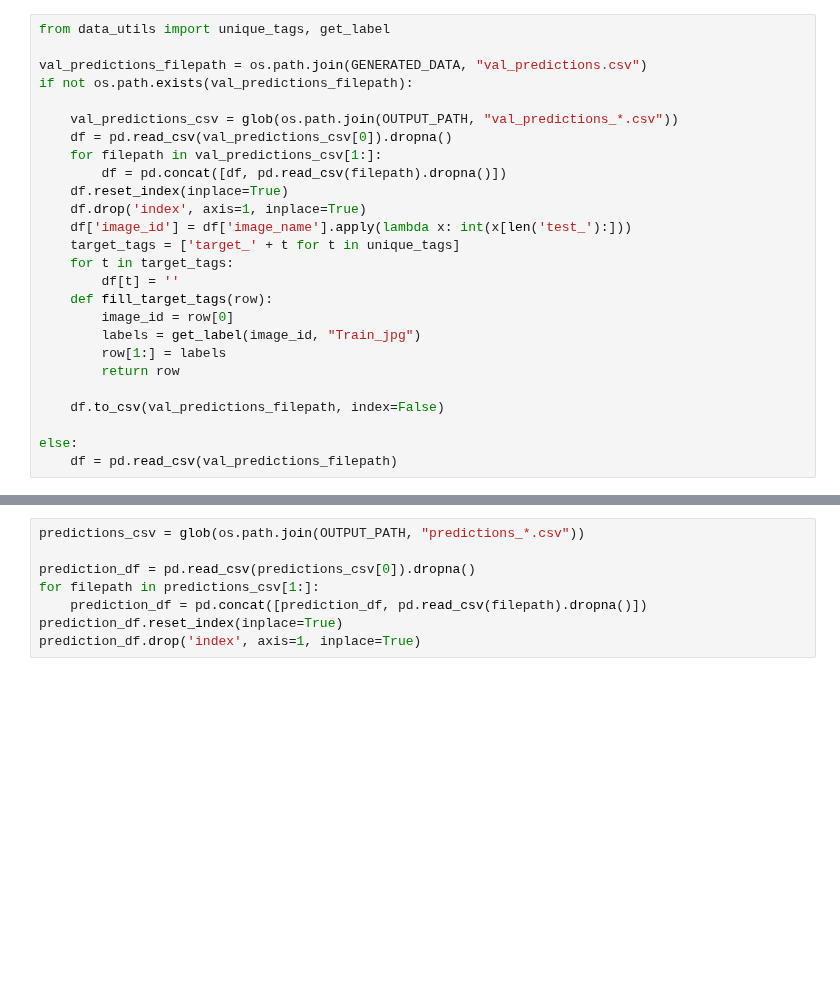
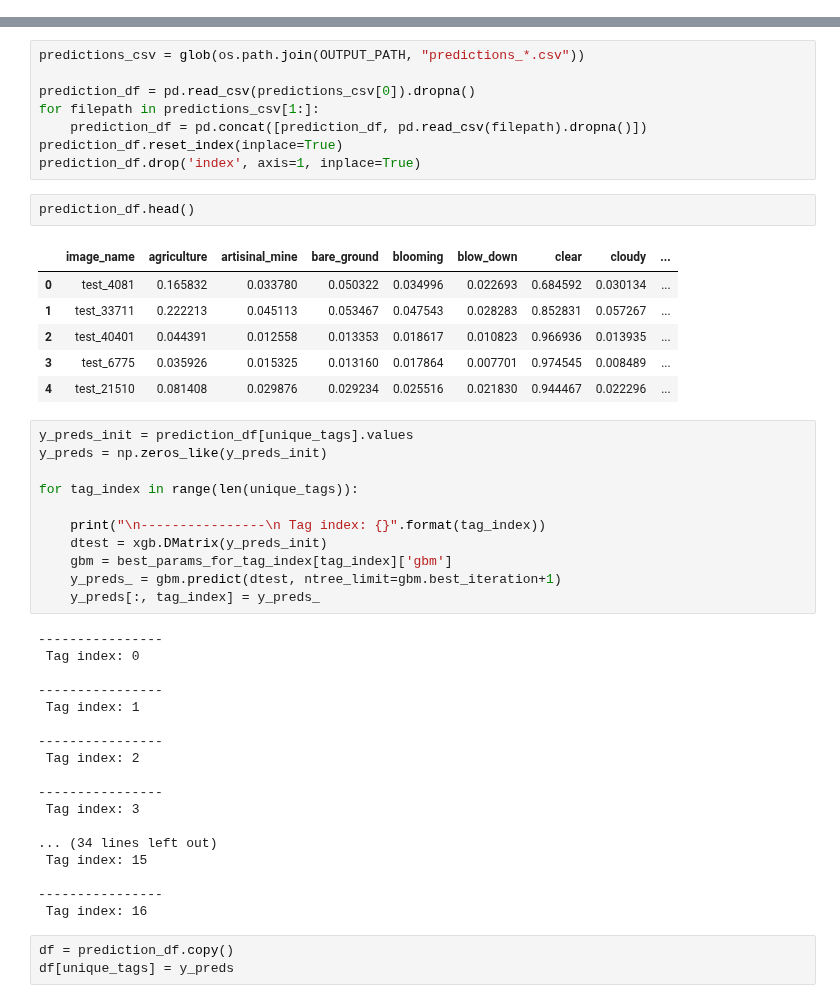
Before and after one commit to vfdev-5/planet_amazon_rainforest, a Jupyter notebook: notebooks/predictions_blender.ipynb, the cells around one changed output, grey strips where cells are left out. Saved outputs shown, nothing was run; the diff lists cells and outputs as text; blank space fills up the shorter version.

```diff
--- a/notebooks/predictions_blender.ipynb
+++ b/notebooks/predictions_blender.ipynb
@@ -99,29 +222,3 @@ create_submission(mean_predictions_df, info="squeezenet21_mean_5_folds", thresho
 # %% [markdown]
 ## Train xgboost trees to make better predictions
-# %%
-from data_utils import unique_tags, get_label
-
-val_predictions_filepath = os.path.join(GENERATED_DATA, "val_predictions.csv")
-if not os.path.exists(val_predictions_filepath):
-
-    val_predictions_csv = glob(os.path.join(OUTPUT_PATH, "val_predictions_*.csv"))
-    df = pd.read_csv(val_predictions_csv[0]).dropna()
-    for filepath in val_predictions_csv[1:]:
-        df = pd.concat([df, pd.read_csv(filepath).dropna()])
-    df.reset_index(inplace=True)
-    df.drop('index', axis=1, inplace=True)
-    df['image_id'] = df['image_name'].apply(lambda x: int(x[len('test_'):]))
-    target_tags = ['target_' + t for t in unique_tags]
-    for t in target_tags:
-        df[t] = ''
-    def fill_target_tags(row):
-        image_id = row[0]
-        labels = get_label(image_id, "Train_jpg")
-        row[1:] = labels
-        return row
-
-    df.to_csv(val_predictions_filepath, index=False)
-
-else:
-    df = pd.read_csv(val_predictions_filepath)
 # %%
@@ -583,3 +748,44 @@ for filepath in predictions_csv[1:]:
     prediction_df = pd.concat([prediction_df, pd.read_csv(filepath).dropna()])
 prediction_df.reset_index(inplace=True)
 prediction_df.drop('index', axis=1, inplace=True)
+# %%
+prediction_df.head()
+# %% [output]
+|  | image_name | agriculture | artisinal_mine | bare_ground | blooming | blow_down | clear | cloudy | ... |
+| 0 | test_4081 | 0.165832 | 0.033780 | 0.050322 | 0.034996 | 0.022693 | 0.684592 | 0.030134 | ... |
+| 1 | test_33711 | 0.222213 | 0.045113 | 0.053467 | 0.047543 | 0.028283 | 0.852831 | 0.057267 | ... |
+| 2 | test_40401 | 0.044391 | 0.012558 | 0.013353 | 0.018617 | 0.010823 | 0.966936 | 0.013935 | ... |
+| 3 | test_6775 | 0.035926 | 0.015325 | 0.013160 | 0.017864 | 0.007701 | 0.974545 | 0.008489 | ... |
+| 4 | test_21510 | 0.081408 | 0.029876 | 0.029234 | 0.025516 | 0.021830 | 0.944467 | 0.022296 | ... |
+# %%
+y_preds_init = prediction_df[unique_tags].values
+y_preds = np.zeros_like(y_preds_init)
+
+for tag_index in range(len(unique_tags)):
+
+    print("\n----------------\n Tag index: {}".format(tag_index))
+    dtest = xgb.DMatrix(y_preds_init)
+    gbm = best_params_for_tag_index[tag_index]['gbm']
+    y_preds_ = gbm.predict(dtest, ntree_limit=gbm.best_iteration+1)
+    y_preds[:, tag_index] = y_preds_
+# %% [output]
+----------------
+ Tag index: 0
+
+----------------
+ Tag index: 1
+
+----------------
+ Tag index: 2
+
+----------------
+ Tag index: 3
+
+... (34 lines left out)
+ Tag index: 15
+
+----------------
+ Tag index: 16
+# %%
+df = prediction_df.copy()
+df[unique_tags] = y_preds
```
Also changed, not shown: parts of 45 cells of this notebook, 8 other files.
